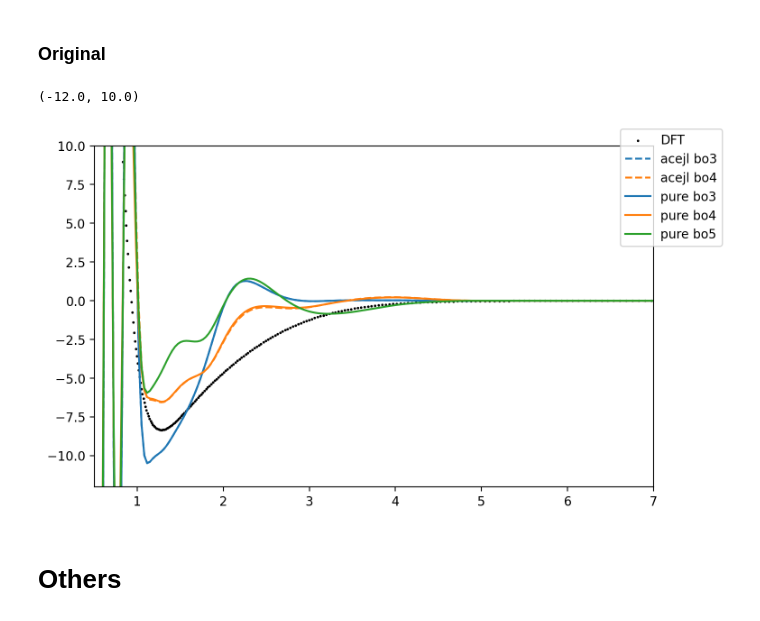
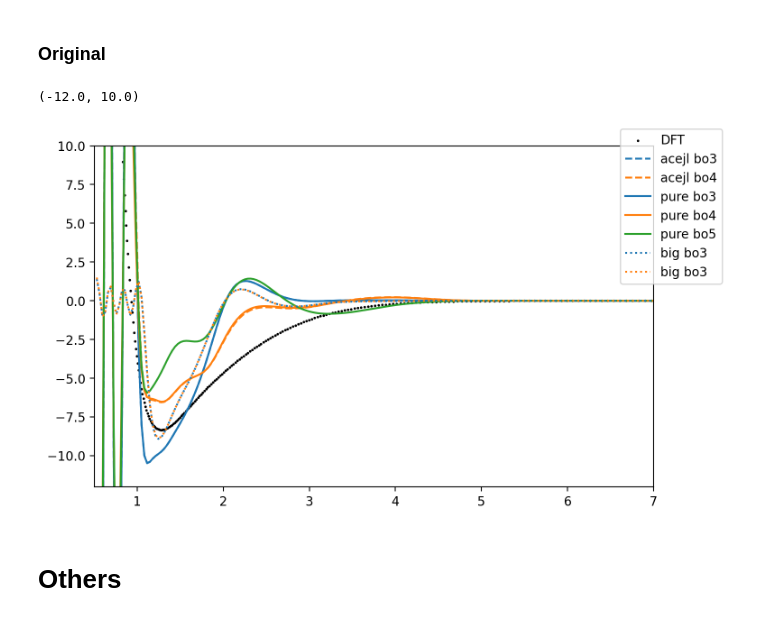
Before and after one commit to apolmiguel/aceconverge2025, a Jupyter notebook: plotter_clean.ipynb, the cells around one changed output. Saved outputs shown, nothing was run; the diff lists cells and outputs as text; code cells hidden in the pictures.

```diff
--- a/plotter_clean.ipynb
+++ b/plotter_clean.ipynb
@@ -115,0 +99,31 @@ len(jl_puredims['46.16'])
+# %%
+os.chdir('/leonardo_work/Sis25_degironc_0/apol/aceconverge2025/acejulia/')
+basis_tags = ['16.12', '16.12.8', '16.12.8.4']
+tolerance = '1.0e-15'
+dset = 'Tr1k_n'
+jl_dims = {}
+jl_puredims = {}
+
+
+
+g, gax = plt.subplots(1,2,figsize=(9,4.5),sharey=True,dpi=150)
+g.suptitle(f'{dset}' + ' tolerance = ' + tolerance)
+# g.subplots_adjust(top=0.95)
+g.subplots_adjust(wspace=0.1)
+gax[0].set_title('Dimer curves')
+gax[1].set_title('Difference')
+gax[0].set_ylabel('Energy (eV)')
+for i,basis in enumerate(basis_tags):
+    jl_dims[basis] = np.loadtxt(f'{dset}/' + basis + f'/ecost50.0/damp{tolerance}/dimercurve_BLR.dat').T
+    jl_puredims[basis] = np.loadtxt(f'{dset}_purify/' + basis + f'/ecost50.0/damp{tolerance}/dimercurve_BLR.dat').T
+
+    gax[0].plot(*jl_dims[basis], label=basis, color="C"+str(i), linestyle='--')
+    gax[0].plot(*jl_puredims[basis], label=basis+" pure", color="C"+str(i), alpha=0.5)
+
+for axes in gax:
+    axes.set_xlim(0.5,7.5)
+    axes.set_ylim(-10,6)
+    axes.set_xlabel('Distance (A)')
+    # axes.set_ylabel('Energy (eV)')
+gax[0].scatter(*en_qe,s=1,color='k')
+gax[0].legend()
@@ -138,40 +203,45 @@ en_qe[1] *= 13.605703976 # Rydberg to eV
 os.chdir('/leonardo_work/Sis25_degironc_0/apol/aceconverge2025/acejulia/')
 acejl_Tr1k_n_border3 = np.loadtxt('Tr1k_n/border3/dimercurve.dat').T
 acejl_Tr1k_n_border4 = np.loadtxt('Tr1k_n/border4/dimercurve.dat').T
+qwer = np.loadtxt('Tr1k_n/46.16/ecost50.0/damp1.0e-8/dimercurve.dat').T
 acejl_Tr1k_n_curves = [acejl_Tr1k_n_border3, acejl_Tr1k_n_border4]
 pure_Tr1k_n_border3 = np.loadtxt('Tr1k_n_purify/border3/dimercurve.dat').T
 pure_Tr1k_n_border4 = np.loadtxt('Tr1k_n_purify/border4/dimercurve.dat').T
 pure_Tr1k_n_border5 = np.loadtxt('Tr1k_n_purify/border5/dimercurve.dat').T
+qwer_pure = np.loadtxt('Tr1k_n_purify/46.16/ecost50.0/damp1.0e-8/dimercurve.dat').T
 pure_Tr1k_n_curves = [pure_Tr1k_n_border3, pure_Tr1k_n_border4, pure_Tr1k_n_border5]
-
+bigborder3 = [qwer, qwer_pure]
 
 # pacemaker
 os.chdir('/leonardo_work/Sis25_degironc_0/apol/aceconverge2025/pacemaker/Tr1k_n/border')
 bordervals = ["2","3","4"]
 pacemaker_potdirs = ['b_order'+border+'/' for border in bordervals]
 
 ## Plotting ##
 g,gax = plt.subplots(1,1,figsize=(8,4.5), dpi=200)
 g.subplots_adjust(top=0.95)
 gax.scatter(*en_qe,s=1,color='k',label='DFT')
 
 # pacemaker
 # for i, dir in enumerate(pacemaker_potdirs):
 #     gax.plot(r, en_ase(r, dir, 'output_potential.yaml'), label=r'pace bo'+bordervals[i], color=cm.twilight(0.7-0.7*i/3), alpha=0.5)
 
 # ACE-JL
 for j,acejl in enumerate(acejl_Tr1k_n_curves):
     gax.plot(*acejl, color='C'+str(j), ls = '--', label=r'acejl bo'+str(j+3))
 
 for j,acejl in enumerate(pure_Tr1k_n_curves):
     gax.plot(*acejl, color='C'+str(j), linestyle='-', label=r'pure bo'+str(j+3))
 
+for j,acejl in enumerate(bigborder3):
+    gax.plot(*acejl, color='C'+str(j), linestyle=':', label=r'big bo3')
+
 g.legend()
 gax.set_xlim(0.5,7)
 gax.set_ylim(-12,10)
 # %% [output]
 (-12.0, 10.0)
-[figure, old version]
+[figure, new version]
 # %% [markdown]
 # Others
 # %% [markdown]
```
Also changed, not shown: parts of 10 cells of this notebook, 7 other files.
